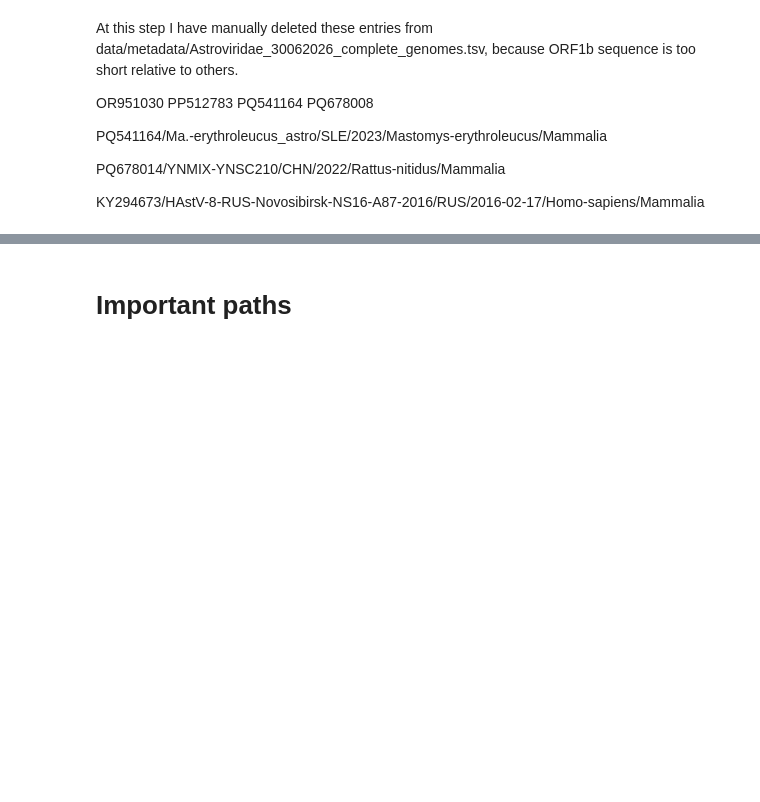
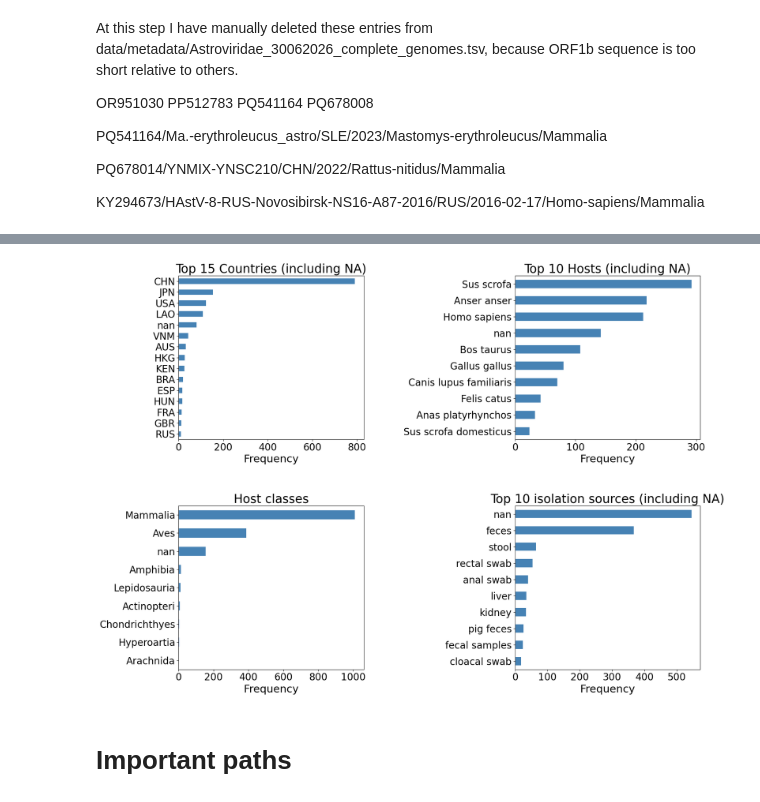
Before and after one commit to v-julia/Astroviridae_analysis, a Jupyter notebook: data/Exploratory_analysis.ipynb, the cells around one changed output, grey strips where cells are left out. Drawn from its saved outputs; the diff is of its cells as text; code cells hidden in the pictures; blank space fills up the shorter version.

```diff
--- a/Exploratory_analysis.ipynb
+++ b/data/Exploratory_analysis.ipynb
@@ -282,3 +340,58 @@ KY294673/HAstV-8-RUS-Novosibirsk-NS16-A87-2016/RUS/2016-02-17/Homo-sapiens/Mamma
+# %%
+plt.rcParams.update({
+    'font.size':        20,
+    'axes.titlesize':   25,
+    'axes.labelsize':   22,
+    'xtick.labelsize':  20,
+    'ytick.labelsize':  20,
+})
+
+COLOR = 'steelblue'
+
+fig, axes = plt.subplots(2, 2, figsize=(18, 13))
+
+# ---------- 1. Top 30 Countries ----------
+(astro_meta_full_filterlength['Country']
+    .value_counts(dropna=False).head(15)
+    .sort_values()
+    .plot(kind='barh', ax=axes[0, 0], color=COLOR))
+axes[0, 0].set_title('Top 15 Countries (including NA)')
+axes[0, 0].set_xlabel('Frequency')
+axes[0, 0].set_ylabel('')
+axes[0, 0].tick_params(axis='y')
+
+# ---------- 2. Top 10 Hosts ----------
+(astro_meta_full_filterlength['host_clean']
+    .value_counts(dropna=False).head(10)
+    .sort_values()
+    .plot(kind='barh', ax=axes[0, 1], color=COLOR))
+axes[0, 1].set_title('Top 10 Hosts (including NA)')
+axes[0, 1].set_xlabel('Frequency')
+axes[0, 1].set_ylabel('')
+
+# ---------- 3. Host classes ----------
+(astro_meta_full_filterlength['Host_class']
+    .value_counts(dropna=False)
+    .sort_values()
+    .plot(kind='barh', ax=axes[1, 0], color=COLOR))
+axes[1, 0].set_title('Host classes')
+axes[1, 0].set_xlabel('Frequency')
+axes[1, 0].set_ylabel('')
+
+# ---------- 4. Top 10 isolation sources ----------
+(counts := astro_meta_full_filterlength['Tissue/Specimen/Source']
+    .value_counts(dropna=False).head(10)
+    .sort_values()
+    .plot(kind='barh', ax=axes[1, 1], color=COLOR))
+axes[1, 1].set_title('Top 10 isolation sources (including NA)')
+axes[1, 1].set_xlabel('Frequency')
+axes[1, 1].set_ylabel('')
+
+plt.tight_layout(h_pad=3.0, w_pad=4.0)
+plt.savefig('metadata_overview.png', dpi=200, bbox_inches='tight')
+plt.show()
+# %% [output]
+[figure, added]
 # %% [markdown]
 # Important paths
 # %%
```
Also changed, not shown: parts of 13 cells of this notebook, 30 other files.
